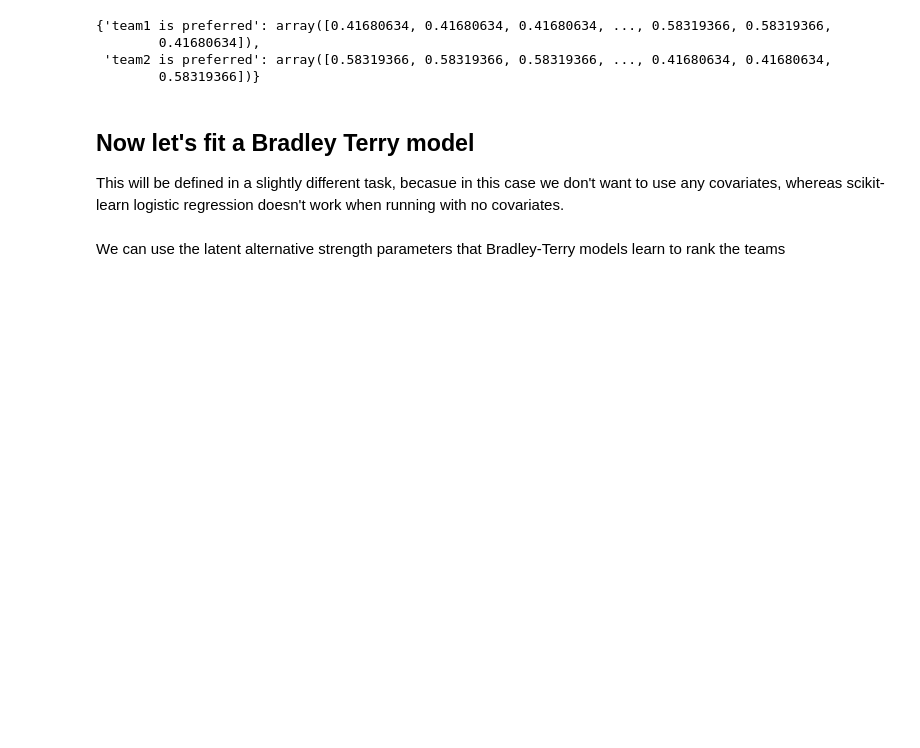
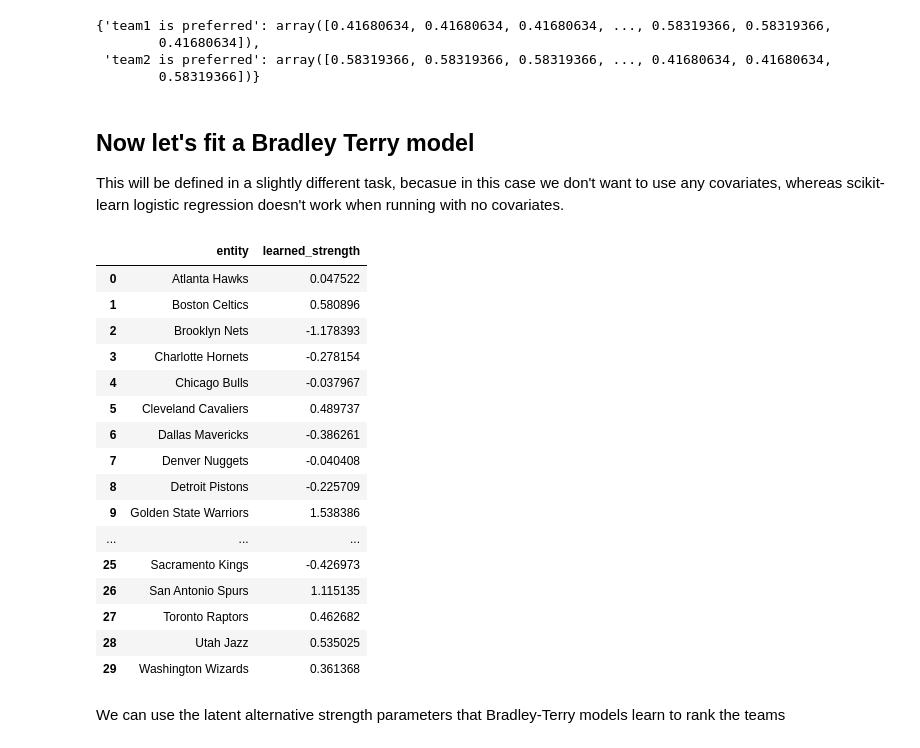
Before and after one commit to skpref/skpref, a Jupyter notebook: skpref/examples/example_using_sports_data.ipynb, the cells around one changed output. Saved outputs shown, nothing was run; the diff lists cells and outputs as text; code cells hidden in the pictures; blank space fills up the shorter version.

```diff
--- a/skpref/examples/example_using_sports_data.ipynb
+++ b/skpref/examples/example_using_sports_data.ipynb
@@ -176,6 +176,26 @@ NBA_results_task_predict_BT = PairwiseComparisonTask(
 # Fitting Bradley Terry model
 mybt = BradleyTerry(method='BFGS', alpha=1e-5)
 mybt.fit_task(NBA_results_task_train_BT)
+# %%
+mybt.params_
+# %% [output]
+|  | entity | learned_strength |
+| 0 | Atlanta Hawks | 0.047522 |
+| 1 | Boston Celtics | 0.580896 |
+| 2 | Brooklyn Nets | -1.178393 |
+| 3 | Charlotte Hornets | -0.278154 |
+| 4 | Chicago Bulls | -0.037967 |
+| 5 | Cleveland Cavaliers | 0.489737 |
+| 6 | Dallas Mavericks | -0.386261 |
+| 7 | Denver Nuggets | -0.040408 |
+| 8 | Detroit Pistons | -0.225709 |
+| 9 | Golden State Warriors | 1.538386 |
+| ... | ... | ... |
+| 25 | Sacramento Kings | -0.426973 |
+| 26 | San Antonio Spurs | 1.115135 |
+| 27 | Toronto Raptors | 0.462682 |
+| 28 | Utah Jazz | 0.535025 |
+| 29 | Washington Wizards | 0.361368 |
 # %% [markdown]
 We can use the latent alternative strength parameters that Bradley-Terry models learn to rank the teams
 # %%
```
Also changed, not shown: parts of 2 cells of this notebook, 5 other files.
